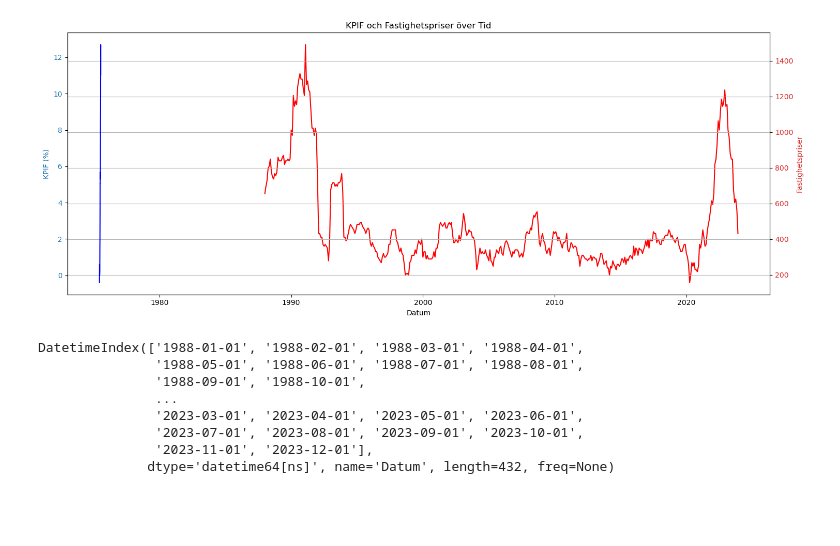
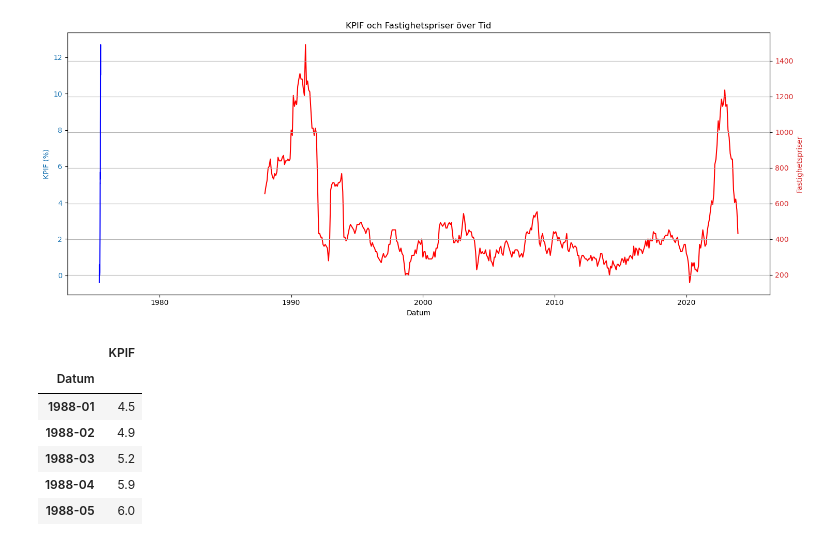
Before and after one commit to MarcusT96/PythonProject4School, a Jupyter notebook: PythonProject.ipynb, the cells around one changed output. Saved outputs shown, nothing was run; the diff lists cells and outputs as text; code cells hidden in the pictures; blank space fills up the shorter version.

```diff
--- a/PythonProject.ipynb
+++ b/PythonProject.ipynb
@@ -104,13 +103,11 @@ plt.show()
 # %% [output]
 [figure]
 # %%
-df_kpif.index
 # %% [output]
-DatetimeIndex(['1988-01-01', '1988-02-01', '1988-03-01', '1988-04-01',
-               '1988-05-01', '1988-06-01', '1988-07-01', '1988-08-01',
-               '1988-09-01', '1988-10-01',
-               ...
-               '2023-03-01', '2023-04-01', '2023-05-01', '2023-06-01',
-               '2023-07-01', '2023-08-01', '2023-09-01', '2023-10-01',
-               '2023-11-01', '2023-12-01'],
-              dtype='datetime64[ns]', name='Datum', length=432, freq=None)
+|  | KPIF |
+| Datum |  |
+| 1988-01 | 4.5 |
+| 1988-02 | 4.9 |
+| 1988-03 | 5.2 |
+| 1988-04 | 5.9 |
+| 1988-05 | 6.0 |
```
Also changed, not shown: parts of 3 cells of this notebook.
